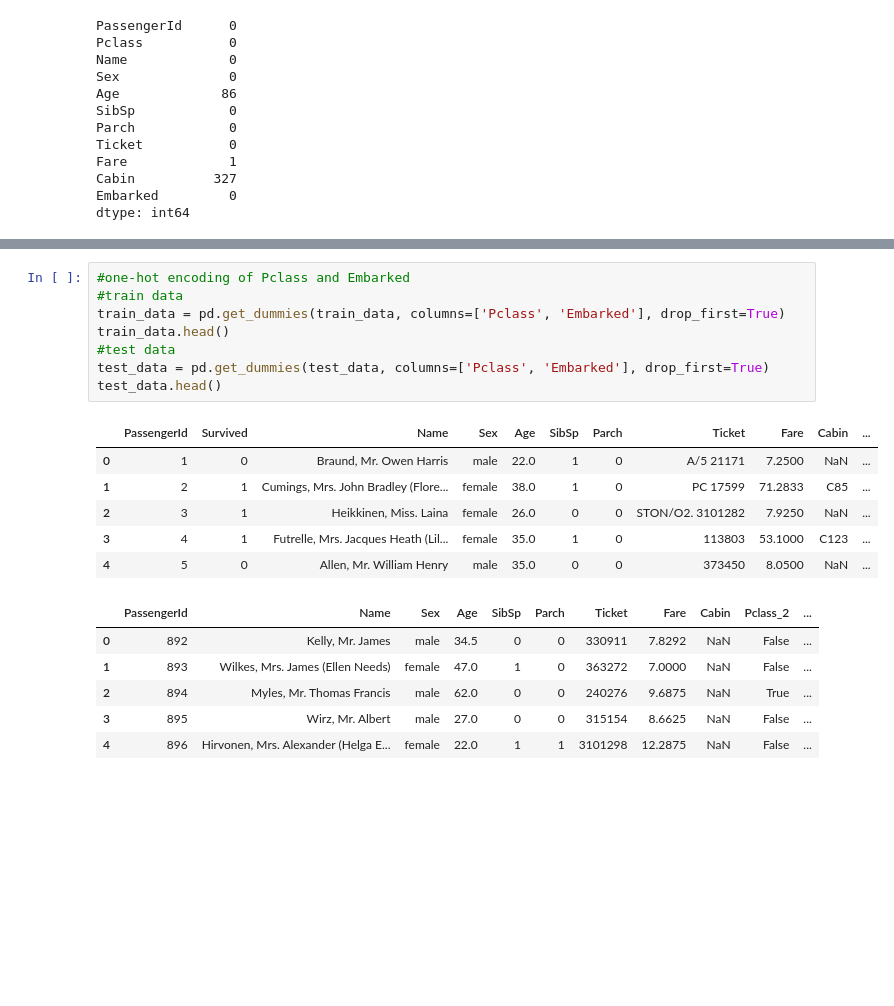
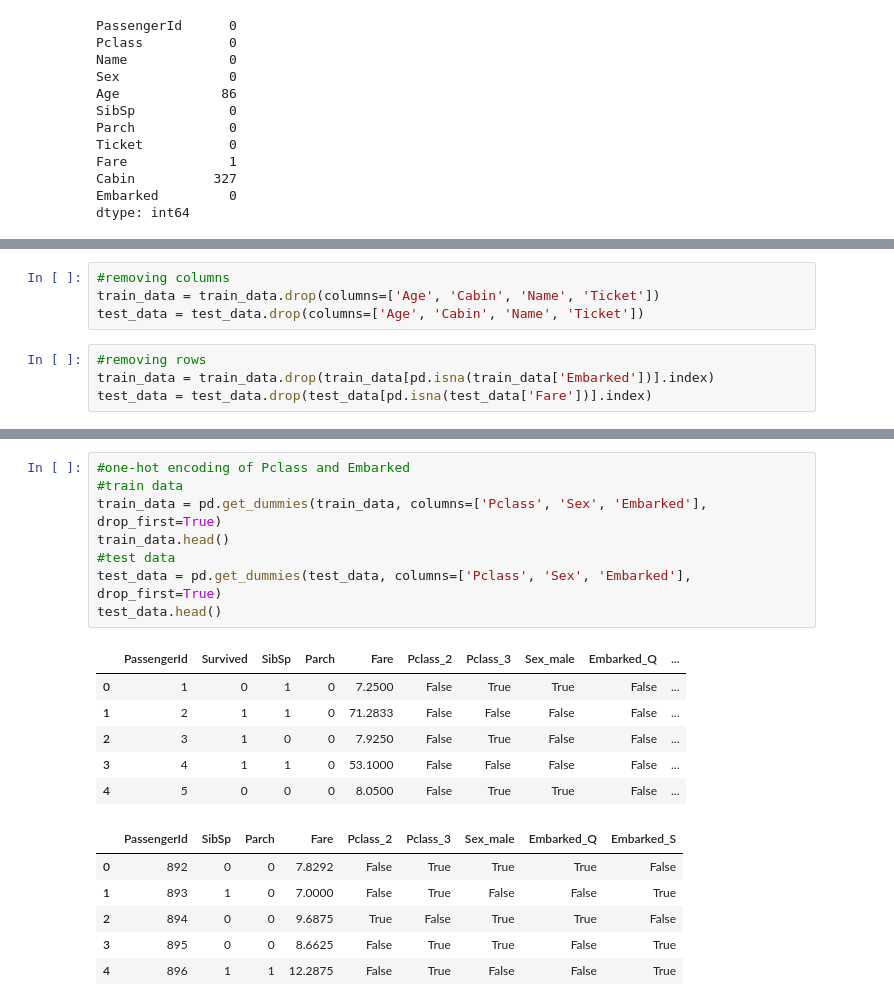
Before and after one commit to fbazzi19/kaggleTitanic, a Jupyter notebook: titanic_ml.ipynb, the cells around one changed output, grey strips where cells are left out. Drawn from its saved outputs; the diff is of its cells as text; blank space fills up the shorter version.

```diff
--- a/titanic_ml.ipynb
+++ b/titanic_ml.ipynb
@@ -73,0 +76,8 @@ dtype: int64
+# %%
+#removing columns
+train_data = train_data.drop(columns=['Age', 'Cabin', 'Name', 'Ticket'])
+test_data = test_data.drop(columns=['Age', 'Cabin', 'Name', 'Ticket'])
+# %%
+#removing rows
+train_data = train_data.drop(train_data[pd.isna(train_data['Embarked'])].index)
+test_data = test_data.drop(test_data[pd.isna(test_data['Fare'])].index)
@@ -74,24 +106,24 @@ dtype: int64
 # %%
 #one-hot encoding of Pclass and Embarked
 #train data
-train_data = pd.get_dummies(train_data, columns=['Pclass', 'Embarked'], drop_first=True)
+train_data = pd.get_dummies(train_data, columns=['Pclass', 'Sex', 'Embarked'], drop_first=True)
 train_data.head()
 #test data
-test_data = pd.get_dummies(test_data, columns=['Pclass', 'Embarked'], drop_first=True)
+test_data = pd.get_dummies(test_data, columns=['Pclass', 'Sex', 'Embarked'], drop_first=True)
 test_data.head()
 # %% [output]
-|  | PassengerId | Survived | Name | Sex | Age | SibSp | Parch | Ticket | Fare | Cabin | ... |
-| 0 | 1 | 0 | Braund, Mr. Owen Harris | male | 22.0 | 1 | 0 | A/5 21171 | 7.2500 | NaN | ... |
-| 1 | 2 | 1 | Cumings, Mrs. John Bradley (Flore... | female | 38.0 | 1 | 0 | PC 17599 | 71.2833 | C85 | ... |
-| 2 | 3 | 1 | Heikkinen, Miss. Laina | female | 26.0 | 0 | 0 | STON/O2. 3101282 | 7.9250 | NaN | ... |
-| 3 | 4 | 1 | Futrelle, Mrs. Jacques Heath (Lil... | female | 35.0 | 1 | 0 | 113803 | 53.1000 | C123 | ... |
-| 4 | 5 | 0 | Allen, Mr. William Henry | male | 35.0 | 0 | 0 | 373450 | 8.0500 | NaN | ... |
+|  | PassengerId | Survived | SibSp | Parch | Fare | Pclass_2 | Pclass_3 | Sex_male | Embarked_Q | ... |
+| 0 | 1 | 0 | 1 | 0 | 7.2500 | False | True | True | False | ... |
+| 1 | 2 | 1 | 1 | 0 | 71.2833 | False | False | False | False | ... |
+| 2 | 3 | 1 | 0 | 0 | 7.9250 | False | True | False | False | ... |
+| 3 | 4 | 1 | 1 | 0 | 53.1000 | False | False | False | False | ... |
+| 4 | 5 | 0 | 0 | 0 | 8.0500 | False | True | True | False | ... |
-|  | PassengerId | Name | Sex | Age | SibSp | Parch | Ticket | Fare | Cabin | Pclass_2 | ... |
-| 0 | 892 | Kelly, Mr. James | male | 34.5 | 0 | 0 | 330911 | 7.8292 | NaN | False | ... |
-| 1 | 893 | Wilkes, Mrs. James (Ellen Needs) | female | 47.0 | 1 | 0 | 363272 | 7.0000 | NaN | False | ... |
-| 2 | 894 | Myles, Mr. Thomas Francis | male | 62.0 | 0 | 0 | 240276 | 9.6875 | NaN | True | ... |
-| 3 | 895 | Wirz, Mr. Albert | male | 27.0 | 0 | 0 | 315154 | 8.6625 | NaN | False | ... |
-| 4 | 896 | Hirvonen, Mrs. Alexander (Helga E... | female | 22.0 | 1 | 1 | 3101298 | 12.2875 | NaN | False | ... |
+|  | PassengerId | SibSp | Parch | Fare | Pclass_2 | Pclass_3 | Sex_male | Embarked_Q | Embarked_S |
+| 0 | 892 | 0 | 0 | 7.8292 | False | True | True | True | False |
+| 1 | 893 | 1 | 0 | 7.0000 | False | True | False | False | True |
+| 2 | 894 | 0 | 0 | 9.6875 | True | False | True | True | False |
+| 3 | 895 | 0 | 0 | 8.6625 | False | True | True | False | True |
+| 4 | 896 | 1 | 1 | 12.2875 | False | True | False | False | True |
 # %%
 #check correlation of different features to survived
 corr = train_data.corr(numeric_only=True)
```
Also changed, not shown: parts of 13 cells of this notebook.
